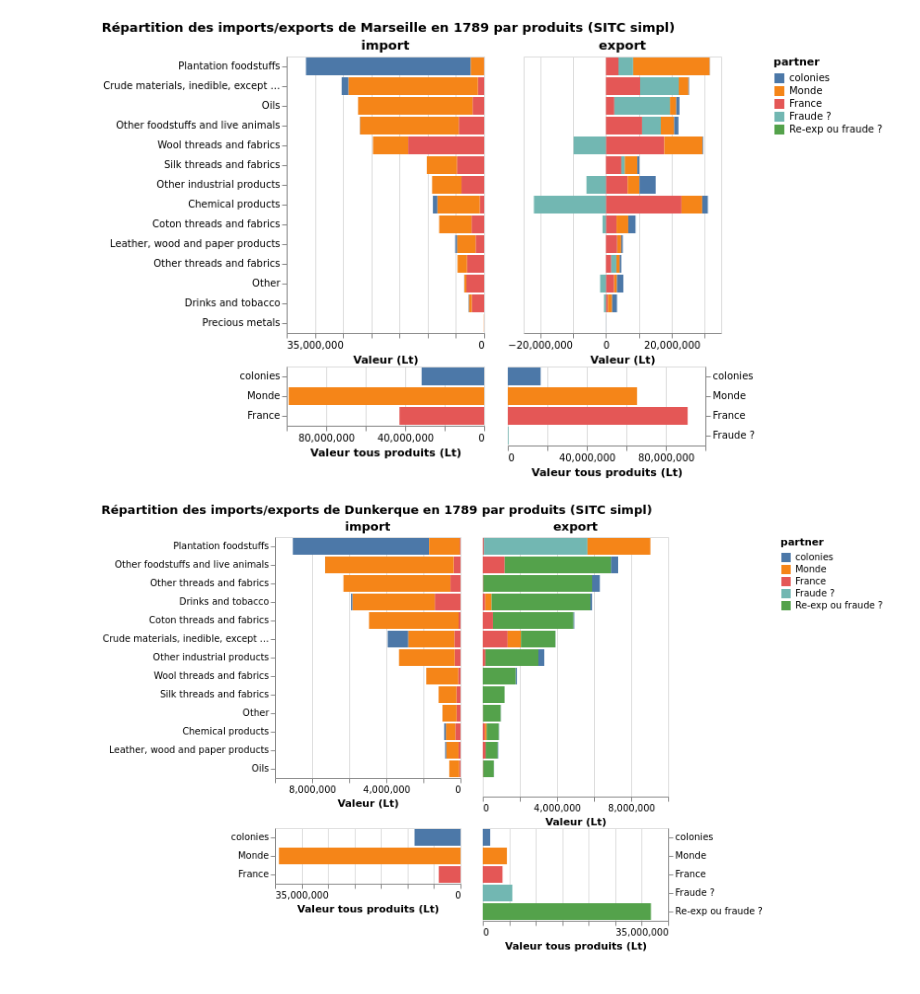
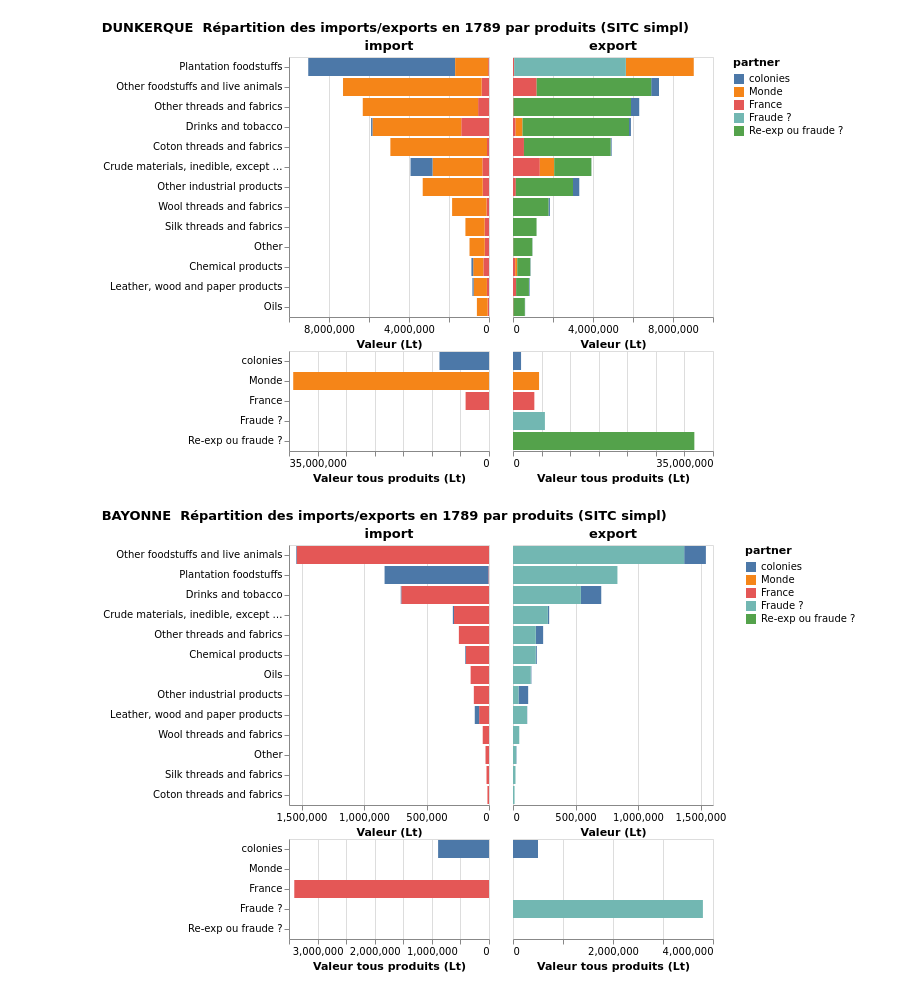
Before and after one commit to medialab/portic-datasprint-2022, a Jupyter notebook: productions/module_08/vegalite.ipynb, the cells around one changed output. Cells and saved outputs as stored; diff of their text form; code cells hidden in the pictures.

```diff
--- a/productions/module_08/vegalite.ipynb
+++ b/productions/module_08/vegalite.ipynb
@@ -56,7 +56,7 @@ VegaLite({
 def pyramide_port_franc(port_franc, data):
     report = data[port_franc]
     VegaLite({
-      "title": "Répartition des imports/exports de {} en 1789 par produits (SITC simpl)".format(port_franc),
+      "title": "{}\n Répartition des imports/exports en 1789 par produits (SITC simpl)".format(port_franc.upper()),
       "data": {"values": report},
       "spacing": 0,
       "vconcat": [{"hconcat": [{
@@ -129,7 +129,9 @@ def pyramide_port_franc(port_franc, data):
                 "field": "partner",
                 "title": None,
                 "type": "ordinal",
-                "sort": SORT_LABELS
+                "sort": SORT_LABELS,
+                "scale": {"domain": SORT_LABELS},
+
               },
               "x": {
                 "field": "total_value",
@@ -164,9 +166,11 @@ def pyramide_port_franc(port_franc, data):
               "y": {
                 "field": "partner",
                 "title": None,
-                "axis": {"orient": "right"},
+                "axis": None,
                 "type": "ordinal",
-                "sort": SORT_LABELS
+                "sort": SORT_LABELS,
+                "scale": {"domain": SORT_LABELS},
+
               },
               "x": {
                 "field": "total_value",
@@ -187,8 +191,8 @@ def pyramide_port_franc(port_franc, data):
     }
     )
 # %%
-pyramide_port_franc("Marseille", data)
-pyramide_port_franc("Dunkerque", data)
+for city in ["Dunkerque", "Bayonne", "Marseille", "Lorient"]:
+    pyramide_port_franc(city, data)
 # %% [output]
-[figure, old version]
+[figure, new version]
-[figure, old version]
+[figure, new version]
```
Also changed, not shown: parts of 4 cells of this notebook.
